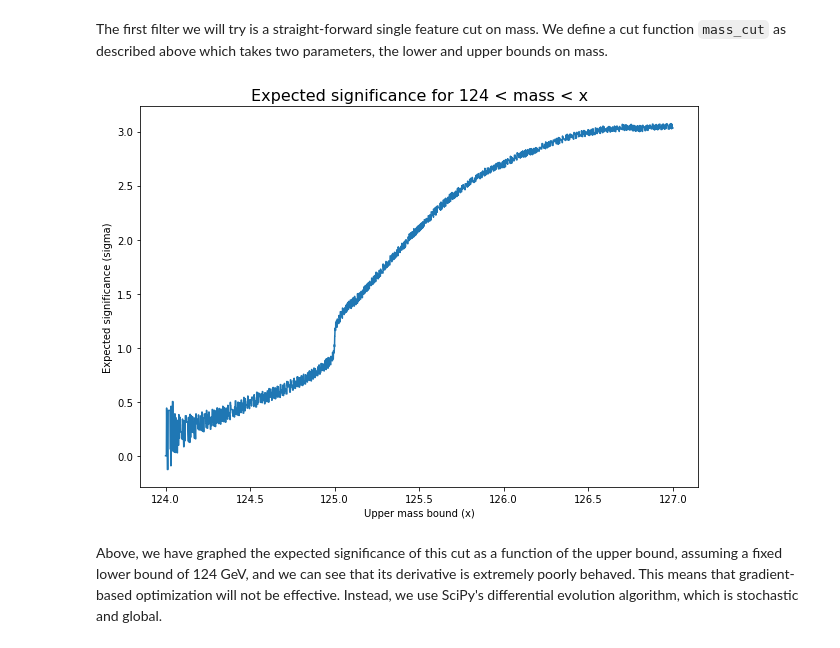
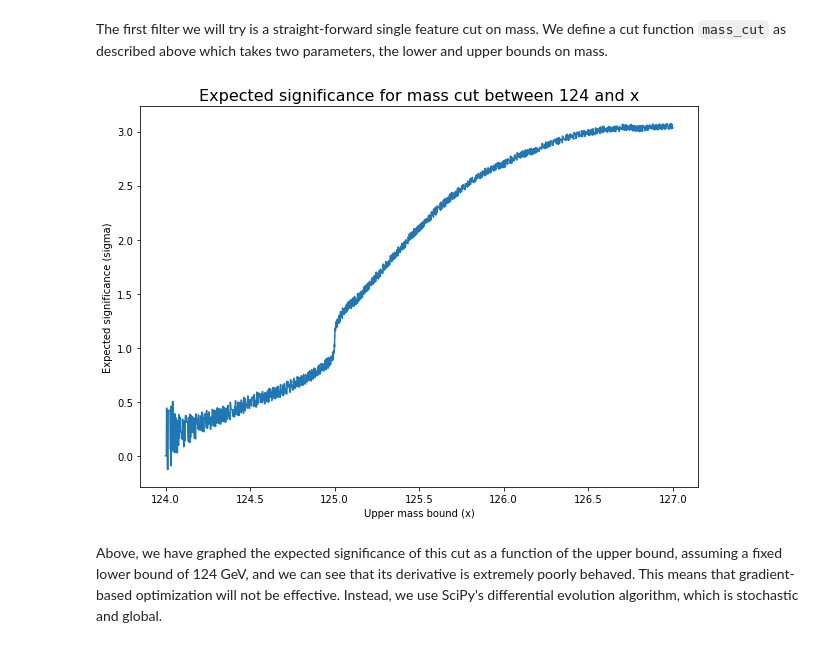
Before and after one commit to daultmccoy/phys434, a Jupyter notebook: LabFinal.ipynb, the cells around one changed output. Saved outputs shown, nothing was run; the diff lists cells and outputs as text; code cells hidden in the pictures.

```diff
--- a/LabFinal.ipynb
+++ b/LabFinal.ipynb
@@ -86,16 +86,16 @@ The first filter we will try is a straight-forward single feature cut on mass. W
 # %%
 def mass_cut(data, par):
     [lower, upper] = par
     return (data['mass'] > lower) & (data['mass'] < upper)
 
 xx = np.linspace(124, 127, 5000)
 fig, ax = plt.subplots(1,1, figsize=(10,7))
 ax.plot(xx, [significance(mass_cut, [124, x]) for x in xx])
 ax.set_xlabel("Upper mass bound (x)")
 ax.set_ylabel("Expected significance (sigma)")
-ax.set_title("Expected significance for 124 < mass < x", fontsize=16);
+ax.set_title("Expected significance for mass cut between 124 and x", fontsize=16);
 # %% [output]
-[figure, old version]
+[figure, new version]
 # %% [markdown]
 Above, we have graphed the expected significance of this cut as a function of the upper bound, assuming a fixed lower bound of 124 GeV, and we can see that its derivative is extremely poorly behaved. This means that gradient-based optimization will not be effective. Instead, we use SciPy's differential evolution algorithm, which is stochastic and global.
 # %%
```
Also changed, not shown: parts of 12 cells of this notebook, 1 other file.
